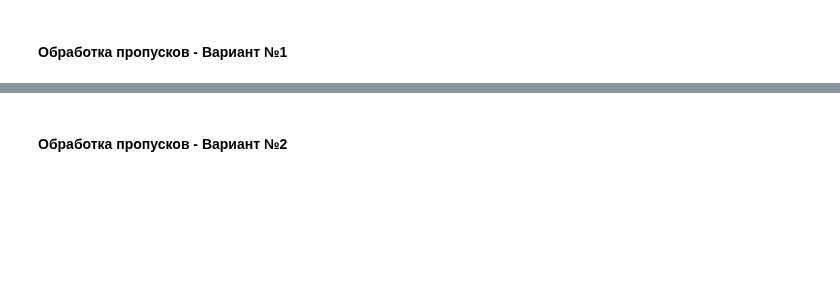
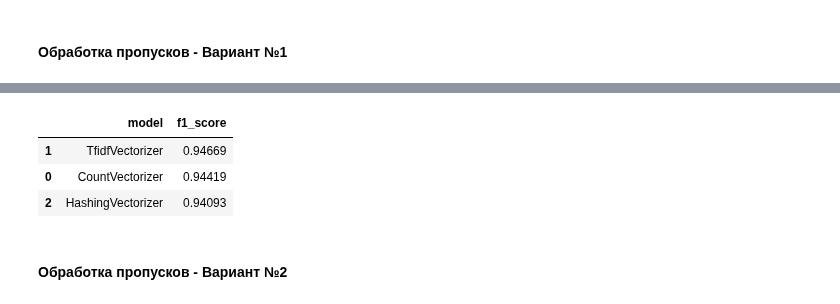
Before and after one commit to Miillya/Geekbrains, a Jupyter notebook: Introduction_to_NLP/lesson02/hw_02.ipynb, the cells around one changed output, grey strips where cells are left out. Drawn from its saved outputs; the diff is of its cells as text; code cells hidden in the pictures; blank space fills up the shorter version.

```diff
--- a/Introduction_to_NLP/lesson02/hw_02.ipynb
+++ b/Introduction_to_NLP/lesson02/hw_02.ipynb
@@ -210,0 +329,4 @@ HashingVectorizer_ctl.head(5)
+# %%
+combine_df = combine_df.dropna()
+combine_df.label = combine_df.label.astype(int)
+combine_df.info()
@@ -225,2 +355,33 @@ HashingVectorizer_ctl.head(5)
+# %%
+clean_tweet_stemmed = np.array([' '.join(x) for x in combine_df['clean_tweet_stemmed']])
+# %%
+X_train, X_test, y_train, y_test = model_selection.train_test_split(clean_tweet_stemmed, combine_df['label'])
+# %%
+# labelEncode целевую переменную
+encoder = preprocessing.LabelEncoder()
+y_train = encoder.fit_transform(y_train)
+y_test = encoder.fit_transform(y_test)
+# %%
+results = []
+
+for name, model in models:
+    model.fit(clean_tweet_stemmed)
+    X_train_count = model.transform(X_train)
+    X_test_count = model.transform(X_test)
+
+    classifier.fit(X_train_count, y_train)
+    predictions = classifier.predict(X_test_count)
+
+    f1_score = accuracy_score(y_test, predictions)
+
+    results.append((name, f1_score))
+
+best_models_na1 = pd.DataFrame(results, columns = ['model','f1_score'])
+best_models_na1.sort_values('f1_score', ascending=False)
+# %% [output]
+|  | model | f1_score |
+| 1 | TfidfVectorizer | 0.94669 |
+| 0 | CountVectorizer | 0.94419 |
+| 2 | HashingVectorizer | 0.94093 |
 # %% [markdown]
 #### Обработка пропусков - Вариант №2
```
Also changed, not shown: parts of 40 cells of this notebook, 1 other file.
